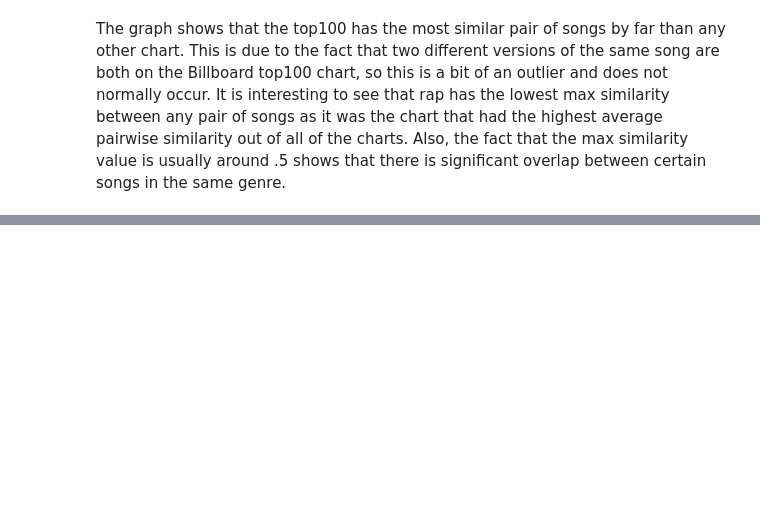
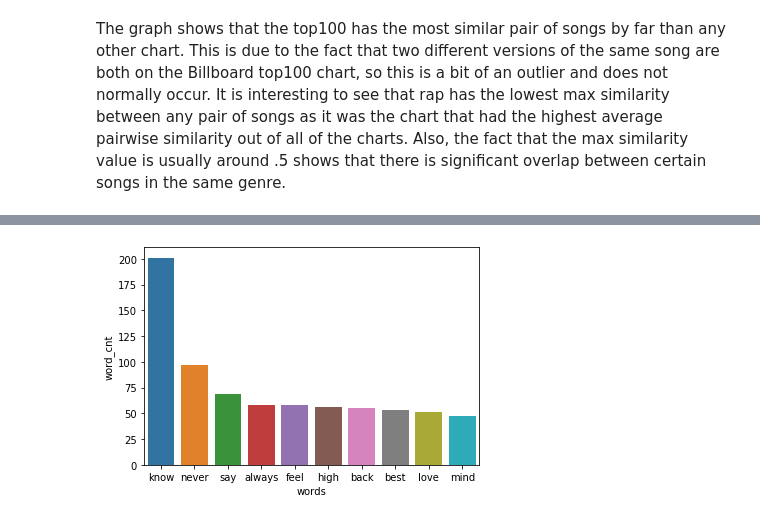
Before and after one commit to suttonr75/320FinalFall2019, a Jupyter notebook: FinalProject.ipynb, the cells around one changed output, grey strips where cells are left out. Saved outputs shown, nothing was run; the diff lists cells and outputs as text; code cells hidden in the pictures; blank space fills up the shorter version.

```diff
--- a/FinalProject.ipynb
+++ b/FinalProject.ipynb
@@ -401,6 +207,0 @@ dtype: float64
-# %%
-def find_most_freq_key_words(chart): #This removes unimportant words such as a, an, to, the, etc...
-    words = ['a', 'an', 'the','that','you','of', 'it', 'my', 'yeah', 'all', 'that', 'to', 'on', 'and', 'oh', 'be', 'in', 'when', 're', 'but', 'can', 'for', 'so']
-    counts = get_chart_word_count(chart)
-    counts = counts[~counts.index.isin(words)]
-    return counts.nlargest(10)
@@ -653,0 +309,19 @@ The graph shows that the top100 has the most similar pair of songs by far than a
+# %%
+def find_most_freq_key_words(chart): #This removes unimportant words such as a, an, to, the, etc...
+    words = ['a', 'an', 'the','that','you','of', 'it', 'my', 'yeah', 'all', 'that', 'to', 'on', 'and', 'oh', 'be', 'in', 'when', 're', 'but', 'can', 'for', 'so']
+    stop_words = set(stopwords.words('english'))
+    other_words_to_remove = ['oh', 'yeah', 'like', 'go', 'ah', 'ft', 'ooh', 'cause', 'got', 'gonna', 'me', 'we', 'don', 'with', 'get', 'doo', 'let', 'wanna', 'us', 'la', 'uh', 'want', 'ayy']
+    for word in other_words_to_remove:
+        stop_words.add(word)
+    counts = get_chart_word_count(chart)
+    counts = counts[~counts.index.isin(stop_words)]
+    return counts.nlargest(10)
+# %%
+def create_word_key_chart(chart):
+    freq = find_most_freq_key_words(chart)
+    freq = pd.DataFrame({'words':freq.index, 'word_cnt':freq.values})
+    sns.barplot(x="words", y="word_cnt", data=freq)
+# %%
+create_word_key_chart(rock)
+# %% [output]
+[figure, added]
```
Also changed, not shown: parts of 62 cells of this notebook.
